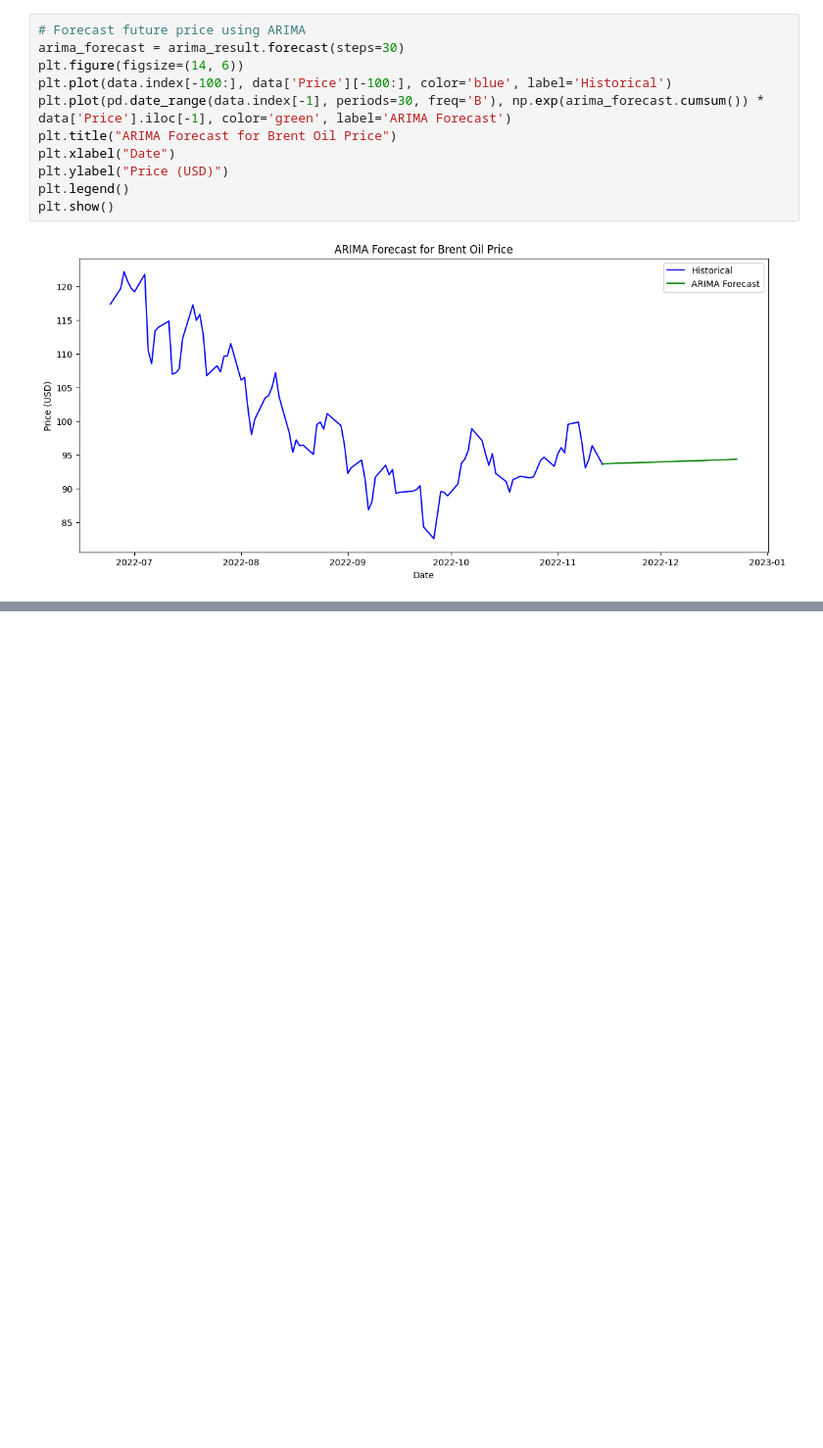
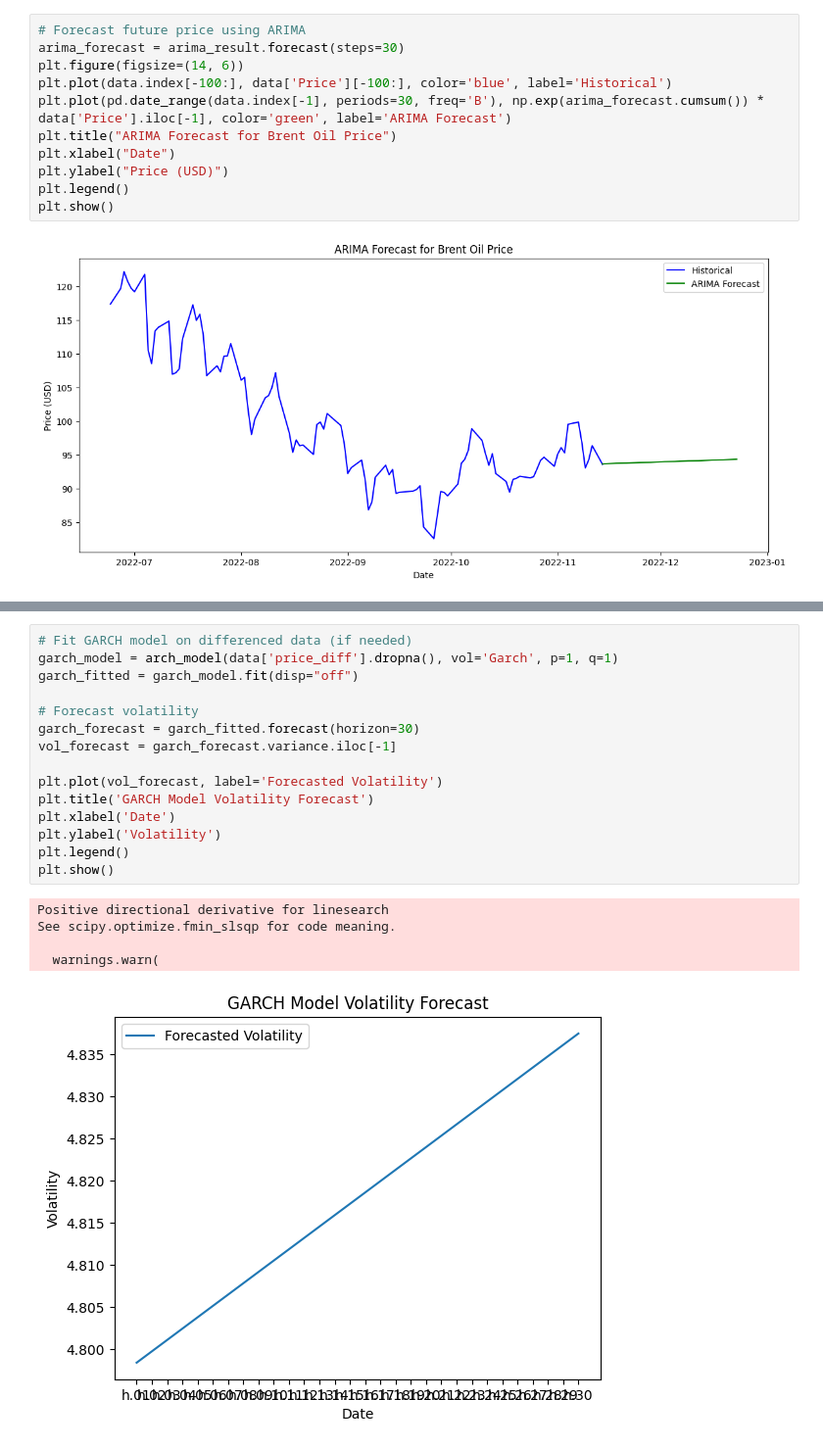
Before and after one commit to getahunTiruneh/Brent-Oil-Impact-Analysis-and-Price-Forecasting, a Jupyter notebook: notebooks/oil_price_EDA.ipynb, the cells around one changed output, grey strips where cells are left out. Shown at 98% size. Saved outputs shown, nothing was run; the diff lists cells and outputs as text; blank space fills up the shorter version.

```diff
--- a/notebooks/EDA.ipynb
+++ b/notebooks/oil_price_EDA.ipynb
@@ -234,0 +294,21 @@ No data found for the specified queries and date range.
+# %%
+# Fit GARCH model on differenced data (if needed)
+garch_model = arch_model(data['price_diff'].dropna(), vol='Garch', p=1, q=1)
+garch_fitted = garch_model.fit(disp="off")
+
+# Forecast volatility
+garch_forecast = garch_fitted.forecast(horizon=30)
+vol_forecast = garch_forecast.variance.iloc[-1]
+
+plt.plot(vol_forecast, label='Forecasted Volatility')
+plt.title('GARCH Model Volatility Forecast')
+plt.xlabel('Date')
+plt.ylabel('Volatility')
+plt.legend()
+plt.show()
+# %% [output]
+Positive directional derivative for linesearch
+See scipy.optimize.fmin_slsqp for code meaning.
+
+  warnings.warn(
+[figure, added]
```
Also changed, not shown: parts of 17 cells of this notebook.
